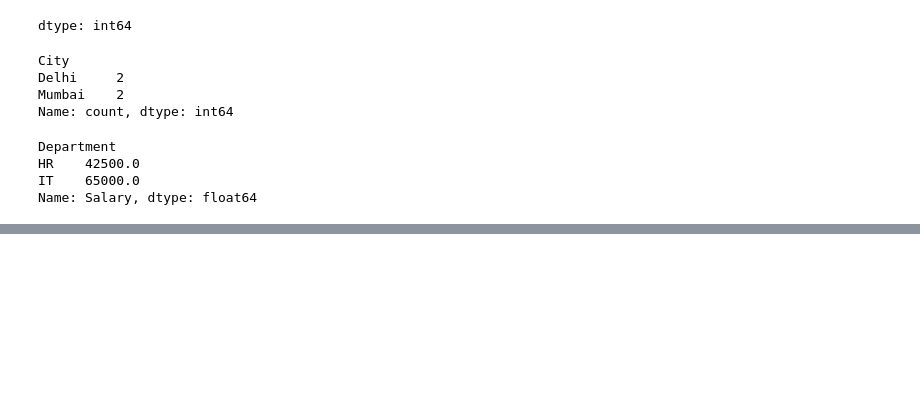
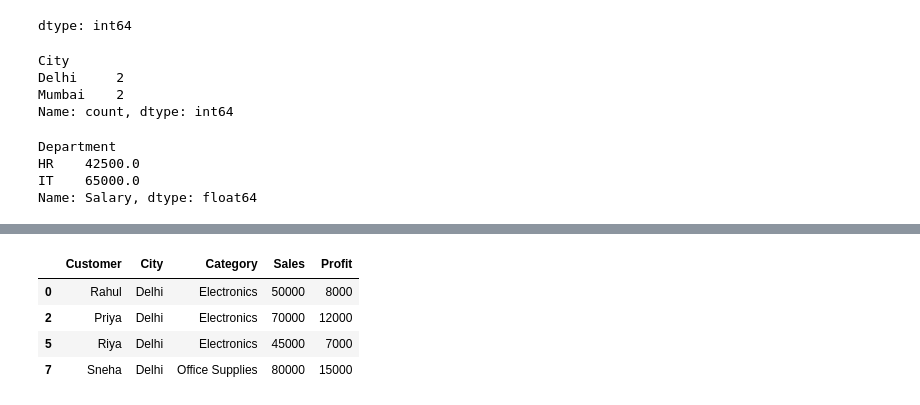
Before and after one commit to Prashantkumartalan43/Exercise, a Jupyter notebook: python_basics_week3.ipynb, the cells around one changed output, grey strips where cells are left out. Saved outputs shown, nothing was run; the diff lists cells and outputs as text; code cells hidden in the pictures; blank space fills up the shorter version.

```diff
--- a/python_basics_week3.ipynb
+++ b/python_basics_week3.ipynb
@@ -846,0 +895,8 @@ Name: Salary, dtype: float64
+# %%
+df[(df["Sales"] > 40000) & (df["City"] == 'Delhi')]
+# %% [output]
+|  | Customer | City | Category | Sales | Profit |
+| 0 | Rahul | Delhi | Electronics | 50000 | 8000 |
+| 2 | Priya | Delhi | Electronics | 70000 | 12000 |
+| 5 | Riya | Delhi | Electronics | 45000 | 7000 |
+| 7 | Sneha | Delhi | Office Supplies | 80000 | 15000 |
```
Also changed, not shown: parts of 11 cells of this notebook.
